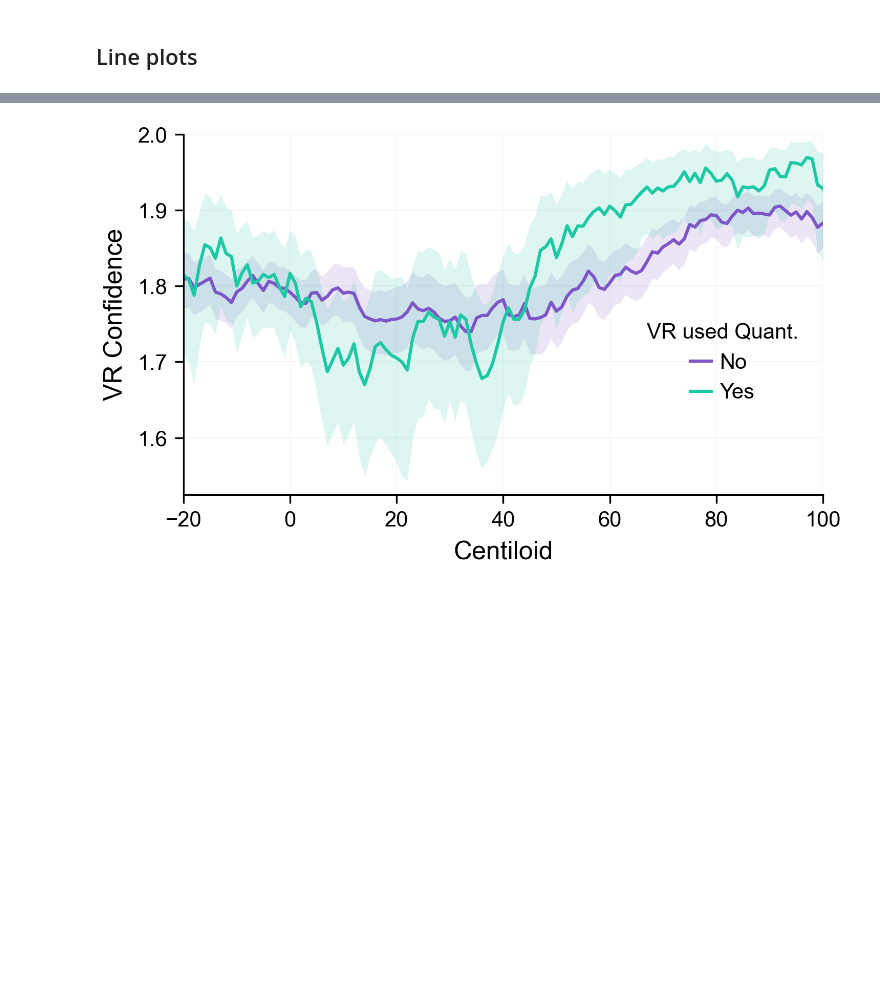
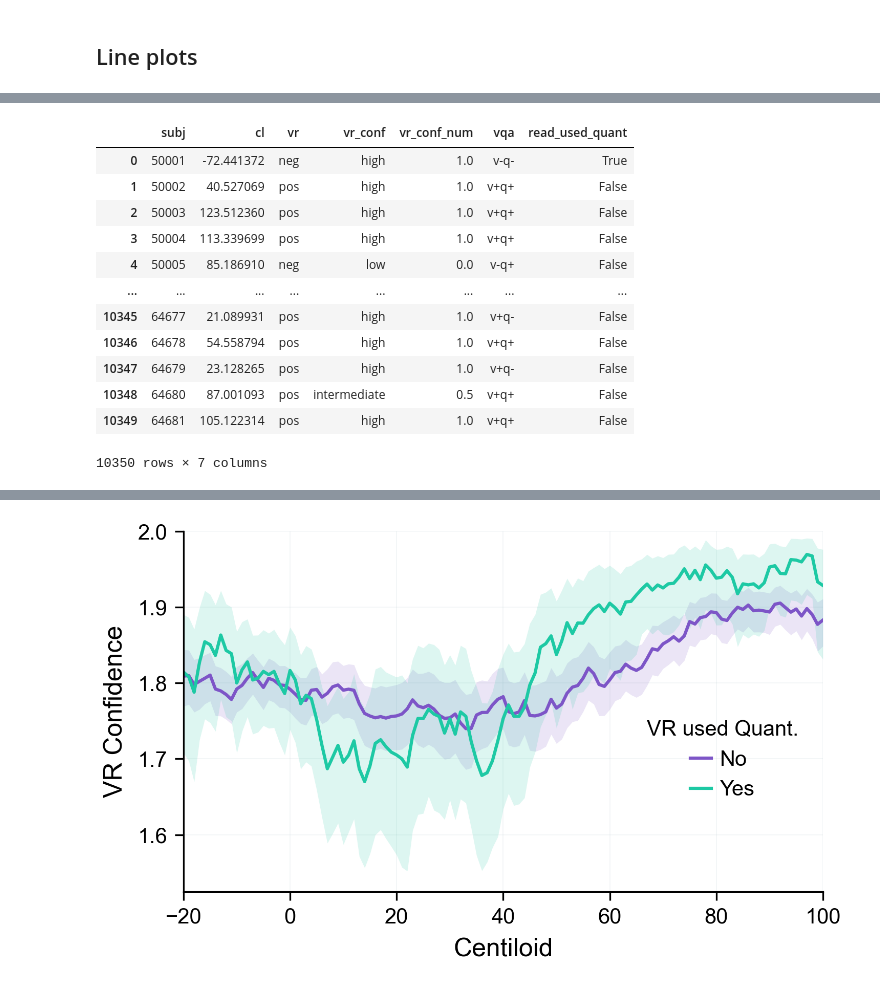
Before and after one commit to dschonhaut/ideas_visual_quant, a Jupyter notebook: plotting.ipynb, the cells around one changed output, grey strips where cells are left out. Saved outputs shown, nothing was run; the diff lists cells and outputs as text; code cells hidden in the pictures; blank space fills up the shorter version.

```diff
--- a/plotting.ipynb
+++ b/plotting.ipynb
@@ -683,0 +681,16 @@ leg = ax.legend(
+# %%
+dat["cl"]
+# %% [output]
+|  | subj | cl | vr | vr_conf | vr_conf_num | vqa | read_used_quant |
+| 0 | 50001 | -72.441372 | neg | high | 1.0 | v-q- | True |
+| 1 | 50002 | 40.527069 | pos | high | 1.0 | v+q+ | False |
+| 2 | 50003 | 123.512360 | pos | high | 1.0 | v+q+ | False |
+| 3 | 50004 | 113.339699 | pos | high | 1.0 | v+q+ | False |
+| 4 | 50005 | 85.186910 | neg | low | 0.0 | v-q+ | False |
+| ... | ... | ... | ... | ... | ... | ... | ... |
+| 10345 | 64677 | 21.089931 | pos | high | 1.0 | v+q- | False |
+| 10346 | 64678 | 54.558794 | pos | high | 1.0 | v+q+ | False |
+| 10347 | 64679 | 23.128265 | pos | high | 1.0 | v+q- | False |
+| 10348 | 64680 | 87.001093 | pos | intermediate | 0.5 | v+q+ | False |
+| 10349 | 64681 | 105.122314 | pos | high | 1.0 | v+q+ | False |
+10350 rows × 7 columns
```
Also changed, not shown: parts of 25 cells of this notebook, 1 other file.
